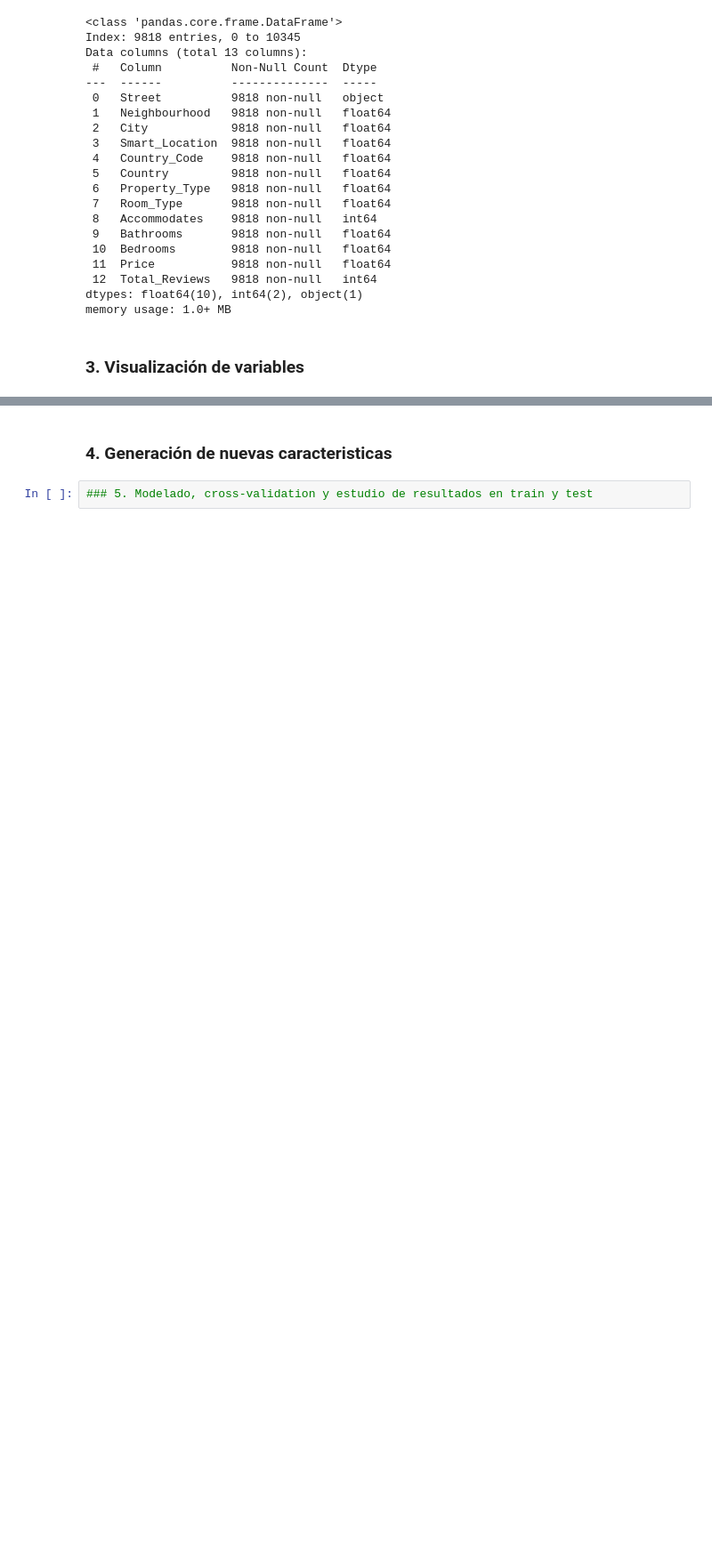
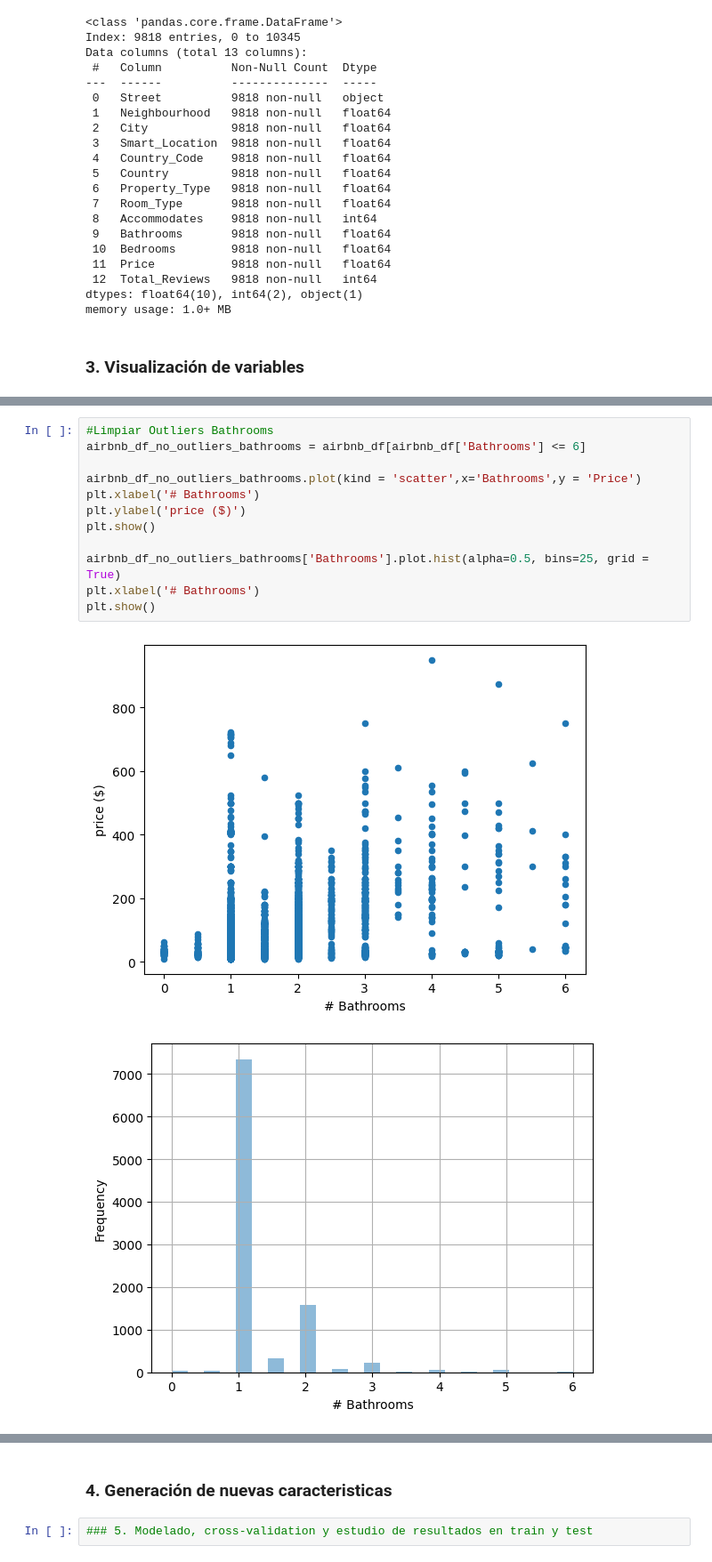
Before and after one commit to gustavo-arana/KeepCoding-IA-ML, a Jupyter notebook: practica_ml.ipynb, the cells around one changed output, grey strips where cells are left out. Shown at 89% size. Drawn from its saved outputs; the diff is of its cells as text; blank space fills up the shorter version.

```diff
--- a/practica_ml.ipynb
+++ b/practica_ml.ipynb
@@ -337 +337,16 @@ plt.show()
+# %%
+#Limpiar Outliers Bathrooms
+airbnb_df_no_outliers_bathrooms = airbnb_df[airbnb_df['Bathrooms'] <= 6]
+
+airbnb_df_no_outliers_bathrooms.plot(kind = 'scatter',x='Bathrooms',y = 'Price')
+plt.xlabel('# Bathrooms')
+plt.ylabel('price ($)')
+plt.show()
+
+airbnb_df_no_outliers_bathrooms['Bathrooms'].plot.hist(alpha=0.5, bins=25, grid = True)
+plt.xlabel('# Bathrooms')
+plt.show()
+# %% [output]
+[figure, added]
+[figure, added]
 # %%
```
Also changed, not shown: parts of 12 cells of this notebook.
